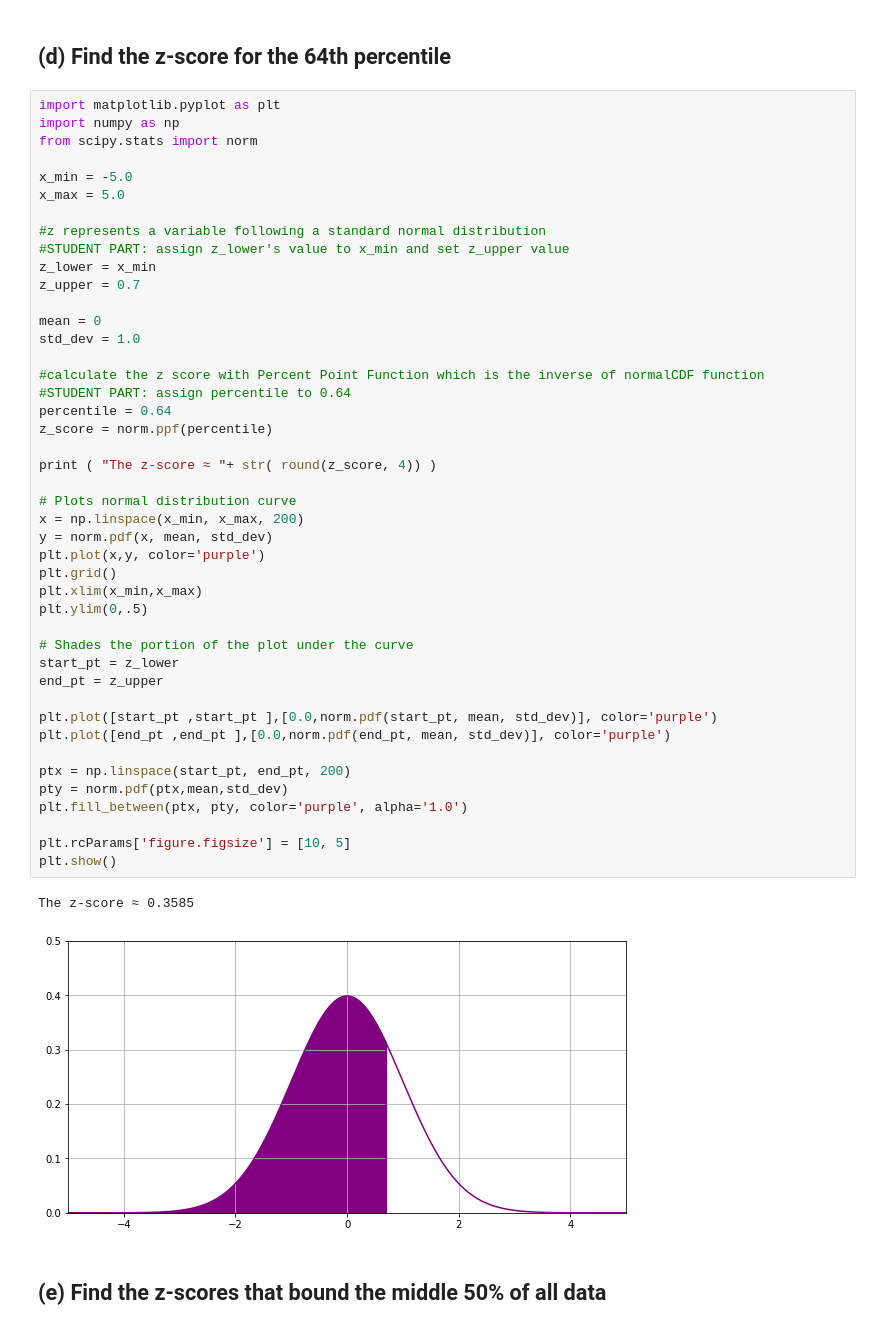
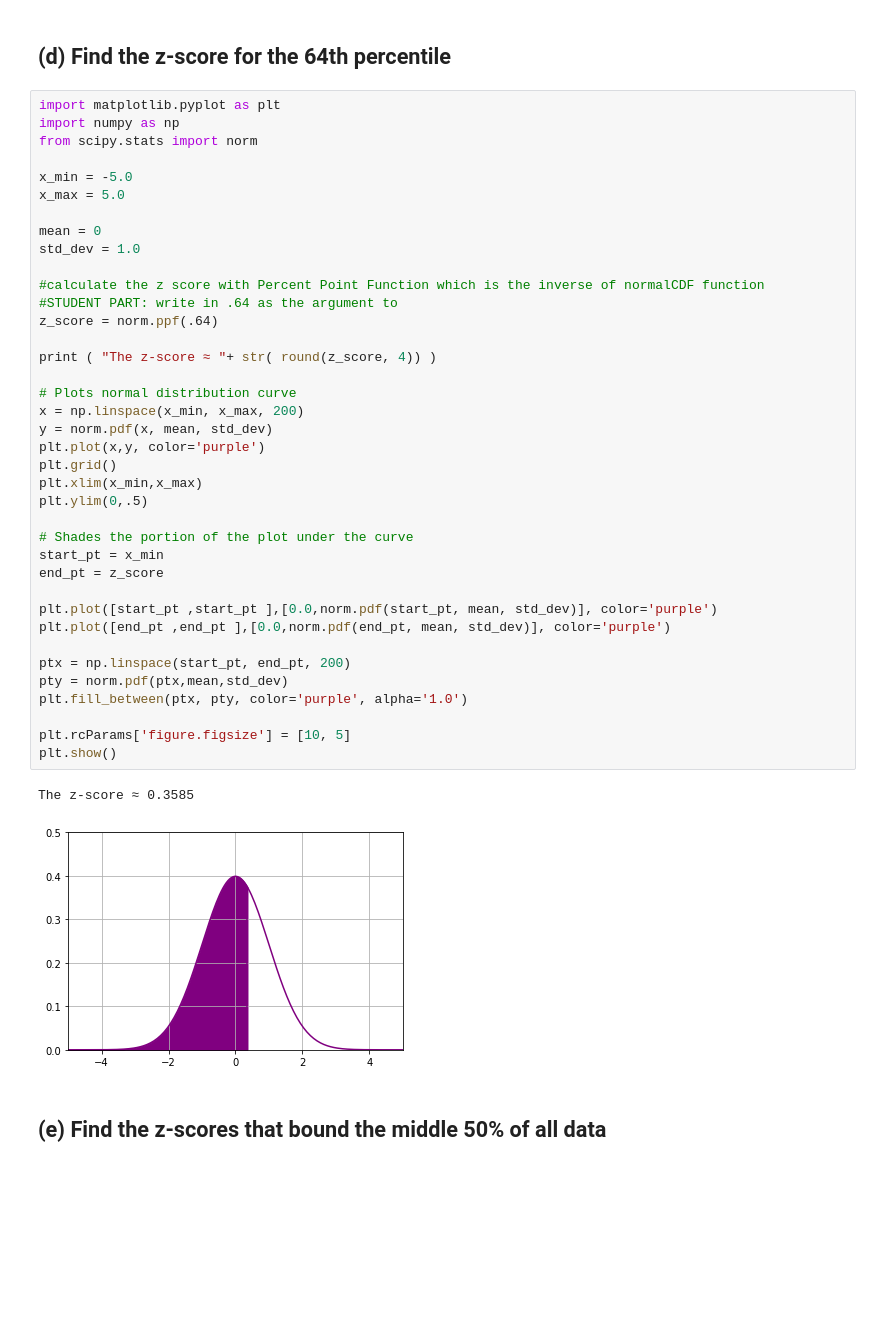
Before and after one commit to janroddy/normal-distribution-ws, a Jupyter notebook: full-code-normal-dist-ws.ipynb, the cells around one changed output. Saved outputs shown, nothing was run; the diff lists cells and outputs as text; blank space fills up the shorter version.

```diff
--- a/full-code-normal-dist-ws.ipynb
+++ b/full-code-normal-dist-ws.ipynb
@@ -163,45 +163,39 @@ from scipy.stats import norm
 x_min = -5.0
 x_max = 5.0
 
-#z represents a variable following a standard normal distribution
-#STUDENT PART: assign z_lower's value to x_min and set z_upper value
-z_lower = x_min
-z_upper = 0.7
-
 mean = 0
 std_dev = 1.0
 
 #calculate the z score with Percent Point Function which is the inverse of normalCDF function
-#STUDENT PART: assign percentile to 0.64
-percentile = 0.64
-z_score = norm.ppf(percentile)
+#STUDENT PART: write in .64 as the argument to
+z_score = norm.ppf(.64)
 
 print ( "The z-score ≈ "+ str( round(z_score, 4)) )
 
 # Plots normal distribution curve
 x = np.linspace(x_min, x_max, 200)
 y = norm.pdf(x, mean, std_dev)
 plt.plot(x,y, color='purple')
 plt.grid()
 plt.xlim(x_min,x_max)
 plt.ylim(0,.5)
 
 # Shades the portion of the plot under the curve
-start_pt = z_lower
-end_pt = z_upper
+start_pt = x_min
+end_pt = z_score
 
 plt.plot([start_pt ,start_pt ],[0.0,norm.pdf(start_pt, mean, std_dev)], color='purple')
 plt.plot([end_pt ,end_pt ],[0.0,norm.pdf(end_pt, mean, std_dev)], color='purple')
 
 ptx = np.linspace(start_pt, end_pt, 200)
 pty = norm.pdf(ptx,mean,std_dev)
 plt.fill_between(ptx, pty, color='purple', alpha='1.0')
 
 plt.rcParams['figure.figsize'] = [10, 5]
 plt.show()
 # %% [output]
 The z-score ≈ 0.3585
-[figure, old version]
+[figure, new version]
 # %% [markdown]
 ##  (e) Find the z-scores that bound the middle 50% of all data
 # %%
```
Also changed, not shown: 2 other files.
